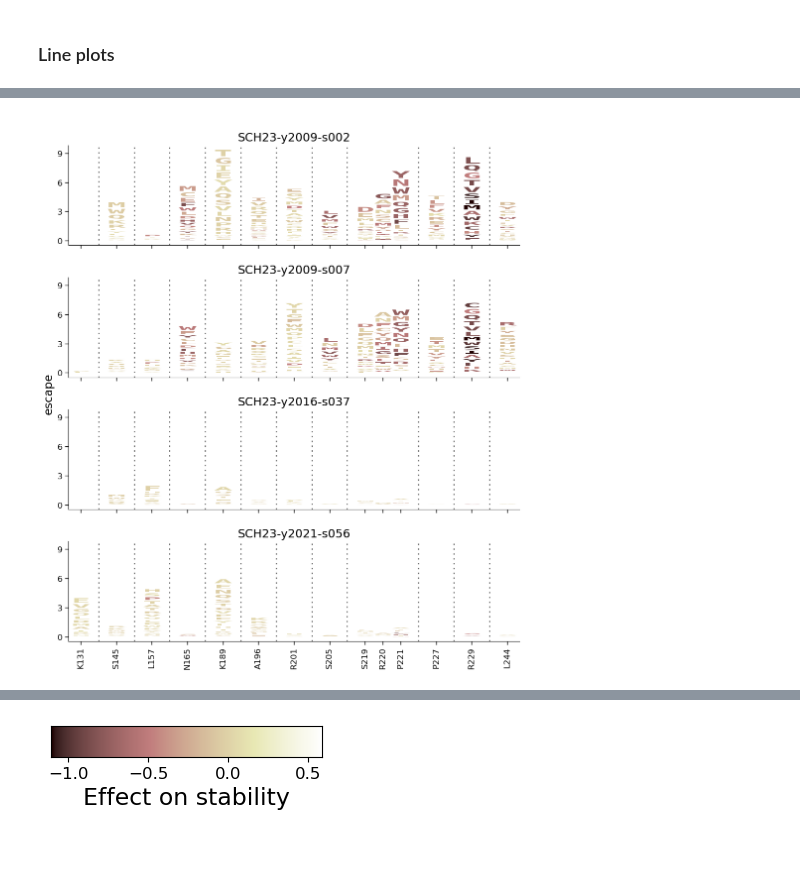
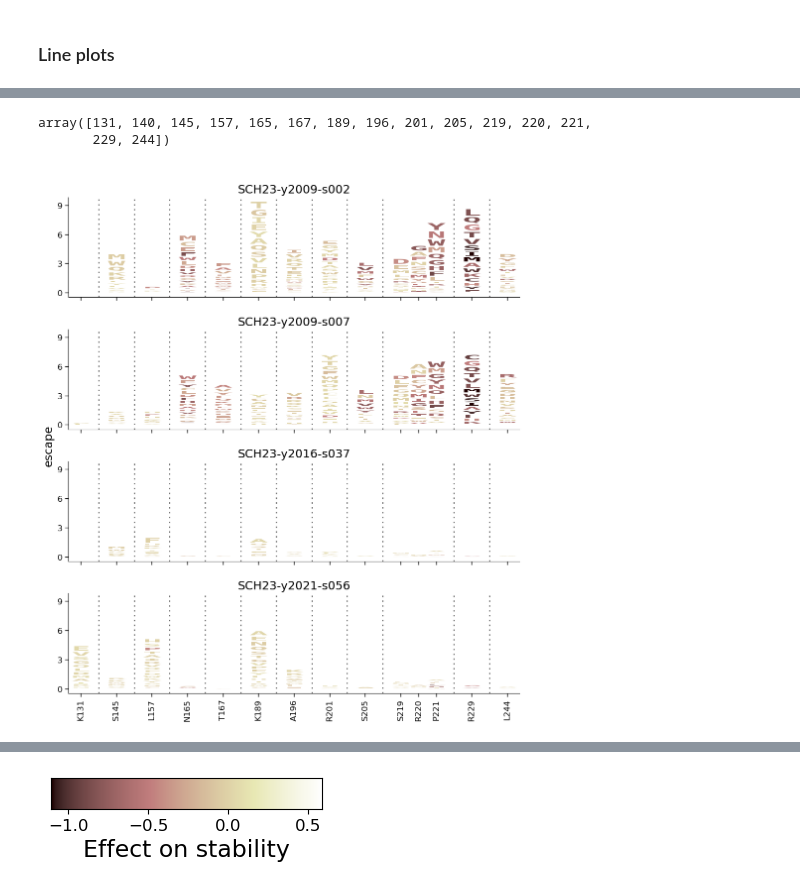
Before and after one commit to dms-vep/Flu_H3_Massachusetts2022_DMS, a Jupyter notebook: analysis/analyze_sera_selections.ipynb, the cells around one changed output, grey strips where cells are left out. Saved outputs shown, nothing was run; the diff lists cells and outputs as text; code cells hidden in the pictures; blank space fills up the shorter version.

```diff
--- a/analysis/analyze_sera_selections.ipynb
+++ b/analysis/analyze_sera_selections.ipynb
@@ -158,44 +160,49 @@ chart = (
 chart.display()
 # %% [output]
 [interactive output not drawn]
+# %%
+sites_of_interest
+# %% [output]
+array([131, 140, 145, 157, 165, 167, 189, 196, 201, 205, 219, 220, 221,
+       229, 244])
 # %%
 map = ValueToColorMap(
     ma22_escape_df['pH stability'].min(),
-    ma22_escape_df['pH stability'].max()+0.3,
+    ma22_escape_df['pH stability'].max() + 0.3,
     'pink'
 )
 
 logoplot_df = ma22_escape_df.assign(
     color=lambda x: x['pH stability'].map(map.val_to_color),
     site_label=ma22_escape_df['wildtype'] + ma22_escape_df['site'].astype(str),
     show_site=lambda x: x["site"].isin(sites_of_interest)
 ).query('site not in [140, 285]')
 
-def generate_facet_logo_plot(df, output_file_name):
+def generate_facet_logo_plot(df, output_file_name, clip_negative=True):
     """Generate logo plot and save as a file."""
 
     draw_logo_kwargs = {
         "letter_col": "mutant",
         "color_col": "color",
         "xtick_col": "site_label",
         "letter_height_col": "escape",
         "xlabel": "",
-        "clip_negative_heights": True,
+        "clip_negative_heights": clip_negative,
     }
     fig, ax = dmslogo.facet_plot(
         data=df,
         x_col="site",
         gridrow_col="sera",
         share_ylim_across_rows=True,
         show_col="show_site",
         draw_logo_kwargs=draw_logo_kwargs,
     )
     fig
     fig.savefig(output_file_name, bbox_inches="tight", format="svg")
 
 generate_facet_logo_plot(logoplot_df, 'figures/ma22_sera_escape_logo.svg')
 # %% [output]
-[figure, old version]
+[figure, new version]
 # %%
 sna_ma22_escape_df = ma22_escape_df.query(
     '`nt changes to codon` == 1'
```
Also changed, not shown: parts of 6 cells of this notebook, 28 other files.
